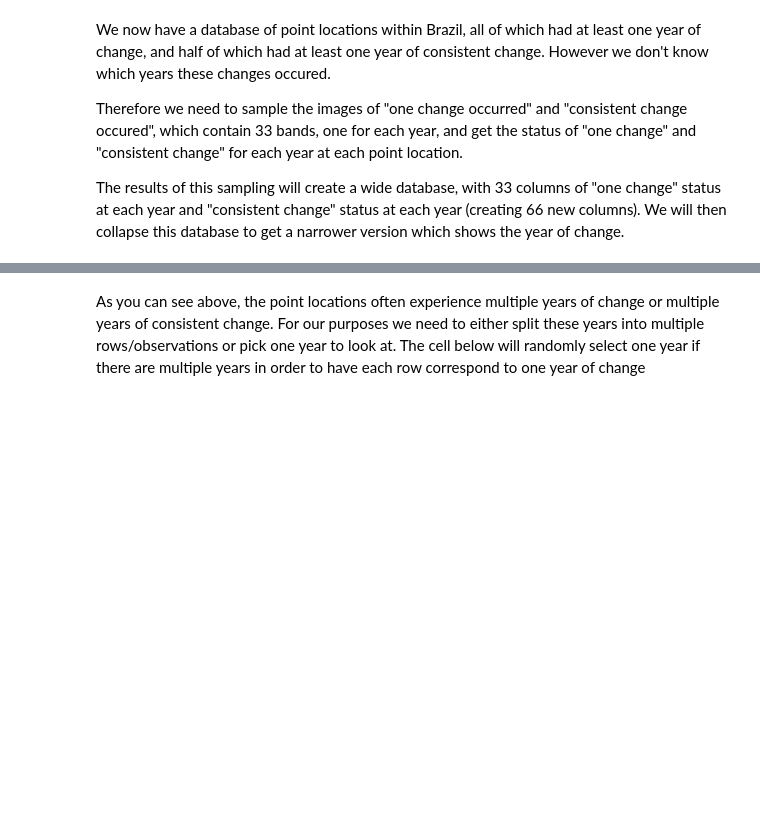
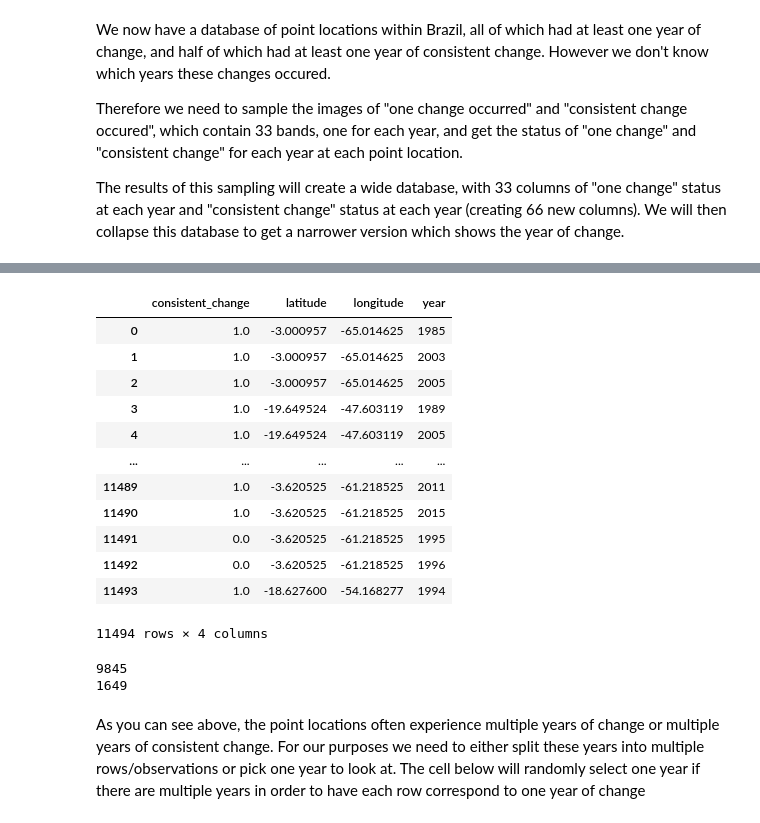
Before and after one commit to ntag1618/rw-dynamicworld-cd, a Jupyter notebook: Notebooks/Sample_Training_Points.ipynb, the cells around one changed output, grey strips where cells are left out. Cells and saved outputs as stored; diff of their text form; code cells hidden in the pictures; blank space fills up the shorter version.

```diff
--- a/Notebooks/Sample_Training_Points.ipynb
+++ b/Notebooks/Sample_Training_Points.ipynb
@@ -495,3 +599,47 @@ merged_collapsed_df
+# %%
+#Copy dataframe
+
+columns = ['consistent_change','latitude','longitude','year']
+
+one_year_df = pd.DataFrame()
+for i,row in merged_collapsed_df.copy().iterrows():
+    if (row['one_change'] is not None) and (row['consistent_change_two_years'] is not None):
+        one_change_years = row['one_change'].split(' ')
+        two_change_years = row['consistent_change_two_years'].split(' ')
+
+        one_change_years = [x for x in one_change_years if x not in two_change_years]
+
+        for j,year in enumerate(two_change_years):
+            new_row = row.copy()
+            new_row['consistent_change'] =1
+            new_row['year'] = year
+            one_year_df = one_year_df.append(new_row[columns],ignore_index=True)
+        for j,year in enumerate(one_change_years):
+            new_row = row.copy()
+            new_row['consistent_change'] = 0
+            new_row['year'] = year
+            one_year_df = one_year_df.append(new_row[columns],ignore_index=True)
+display(one_year_df)
+# %% [output]
+|  | consistent_change | latitude | longitude | year |
+| 0 | 1.0 | -3.000957 | -65.014625 | 1985 |
+| 1 | 1.0 | -3.000957 | -65.014625 | 2003 |
+| 2 | 1.0 | -3.000957 | -65.014625 | 2005 |
+| 3 | 1.0 | -19.649524 | -47.603119 | 1989 |
+| 4 | 1.0 | -19.649524 | -47.603119 | 2005 |
+| ... | ... | ... | ... | ... |
+| 11489 | 1.0 | -3.620525 | -61.218525 | 2011 |
+| 11490 | 1.0 | -3.620525 | -61.218525 | 2015 |
+| 11491 | 0.0 | -3.620525 | -61.218525 | 1995 |
+| 11492 | 0.0 | -3.620525 | -61.218525 | 1996 |
+| 11493 | 1.0 | -18.627600 | -54.168277 | 1994 |
+11494 rows × 4 columns
+# %%
+print(len(one_year_df[one_year_df['consistent_change']==1]))
+print(len(one_year_df[one_year_df['consistent_change']==0]))
+# %% [output]
+9845
+1649
 # %% [markdown]
 As you can see above, the point locations often experience multiple years of change or multiple years of consistent change. For our purposes we need to either split these years into multiple rows/observations or pick one year to look at. The cell below will randomly select one year if there are multiple years in order to have each row correspond to one year of change
 # %%
```
Also changed, not shown: parts of 16 cells of this notebook, 1 other file.
